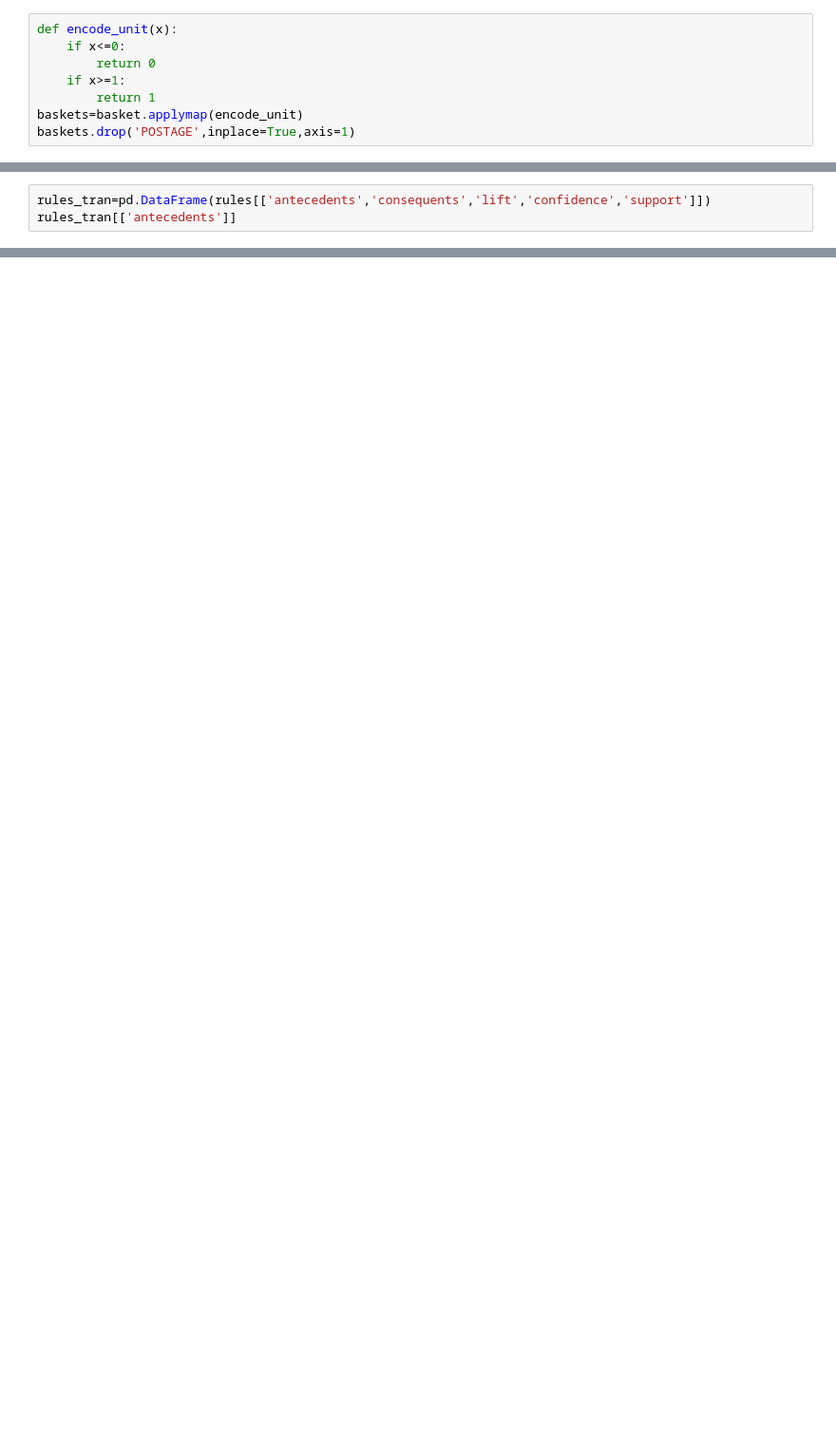
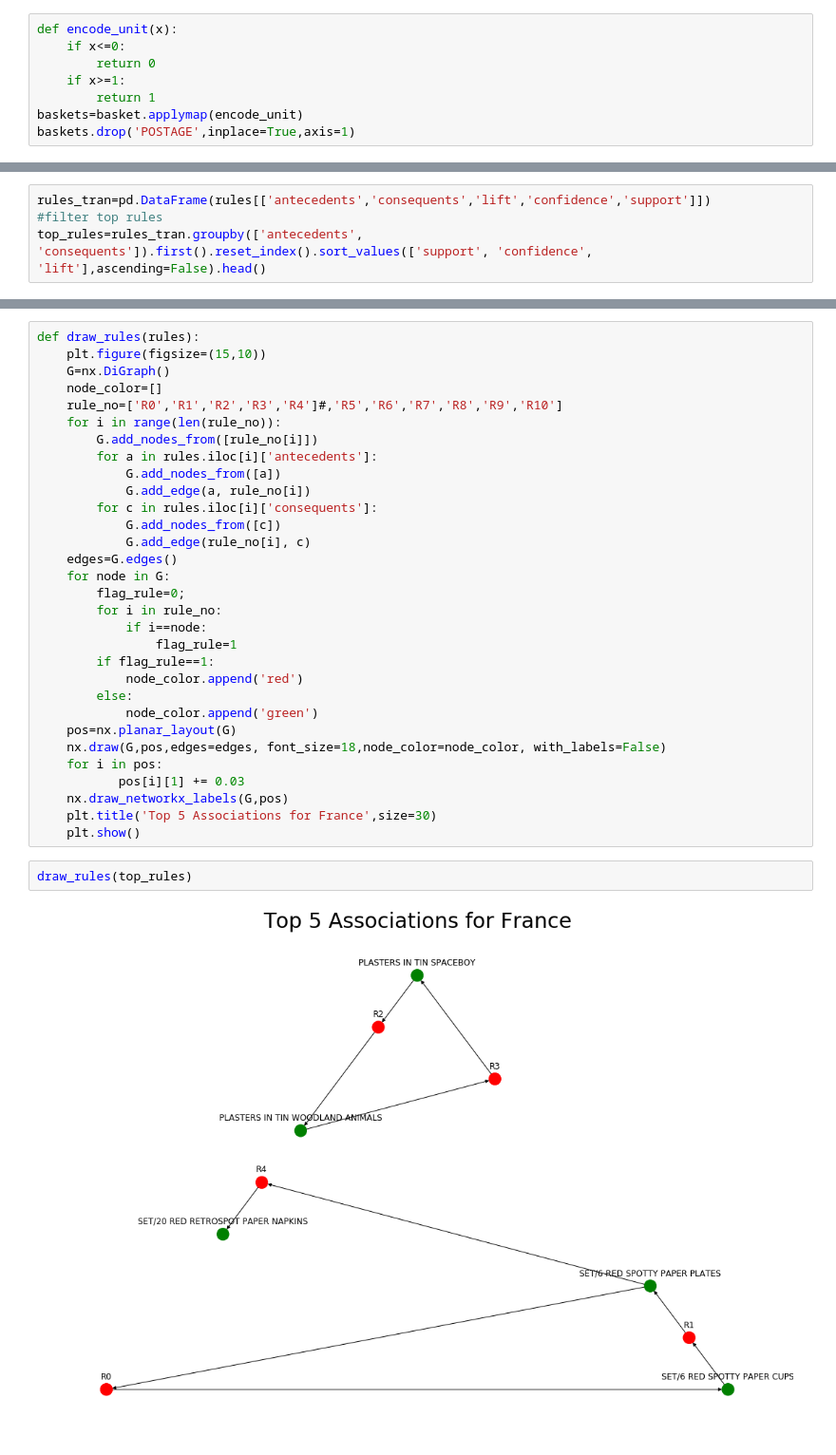
Before and after one commit to saniya-k/Market-Basket-Analysis, a Jupyter notebook: OnlineRetail.ipynb, the cells around one changed output, grey strips where cells are left out. Shown: that part at 95% size. Cells and saved outputs as stored; diff of their text form; blank space fills up the shorter version.

```diff
--- a/OnlineRetail.ipynb
+++ b/OnlineRetail.ipynb
@@ -175,3 +173,4 @@ rules
 # %%
 rules_tran=pd.DataFrame(rules[['antecedents','consequents','lift','confidence','support']])
-rules_tran[['antecedents']]
+#filter top rules
+top_rules=rules_tran.groupby(['antecedents', 'consequents']).first().reset_index().sort_values(['support', 'confidence', 'lift'],ascending=False).head()
@@ -209,0 +187,35 @@ def draw_graph:
+# %%
+def draw_rules(rules):
+    plt.figure(figsize=(15,10))
+    G=nx.DiGraph()
+    node_color=[]
+    rule_no=['R0','R1','R2','R3','R4']#,'R5','R6','R7','R8','R9','R10']
+    for i in range(len(rule_no)):
+        G.add_nodes_from([rule_no[i]])
+        for a in rules.iloc[i]['antecedents']:
+            G.add_nodes_from([a])
+            G.add_edge(a, rule_no[i])
+        for c in rules.iloc[i]['consequents']:
+            G.add_nodes_from([c])
+            G.add_edge(rule_no[i], c)
+    edges=G.edges()
+    for node in G:
+        flag_rule=0;
+        for i in rule_no:
+            if i==node:
+                flag_rule=1
+        if flag_rule==1:
+            node_color.append('red')
+        else:
+            node_color.append('green')
+    pos=nx.planar_layout(G)
+    nx.draw(G,pos,edges=edges, font_size=18,node_color=node_color, with_labels=False)
+    for i in pos:
+           pos[i][1] += 0.03
+    nx.draw_networkx_labels(G,pos)
+    plt.title('Top 5 Associations for France',size=30)
+    plt.show()
+# %%
+draw_rules(top_rules)
+# %% [output]
+[figure, added]
```
Also changed, not shown: parts of 15 cells of this notebook.
